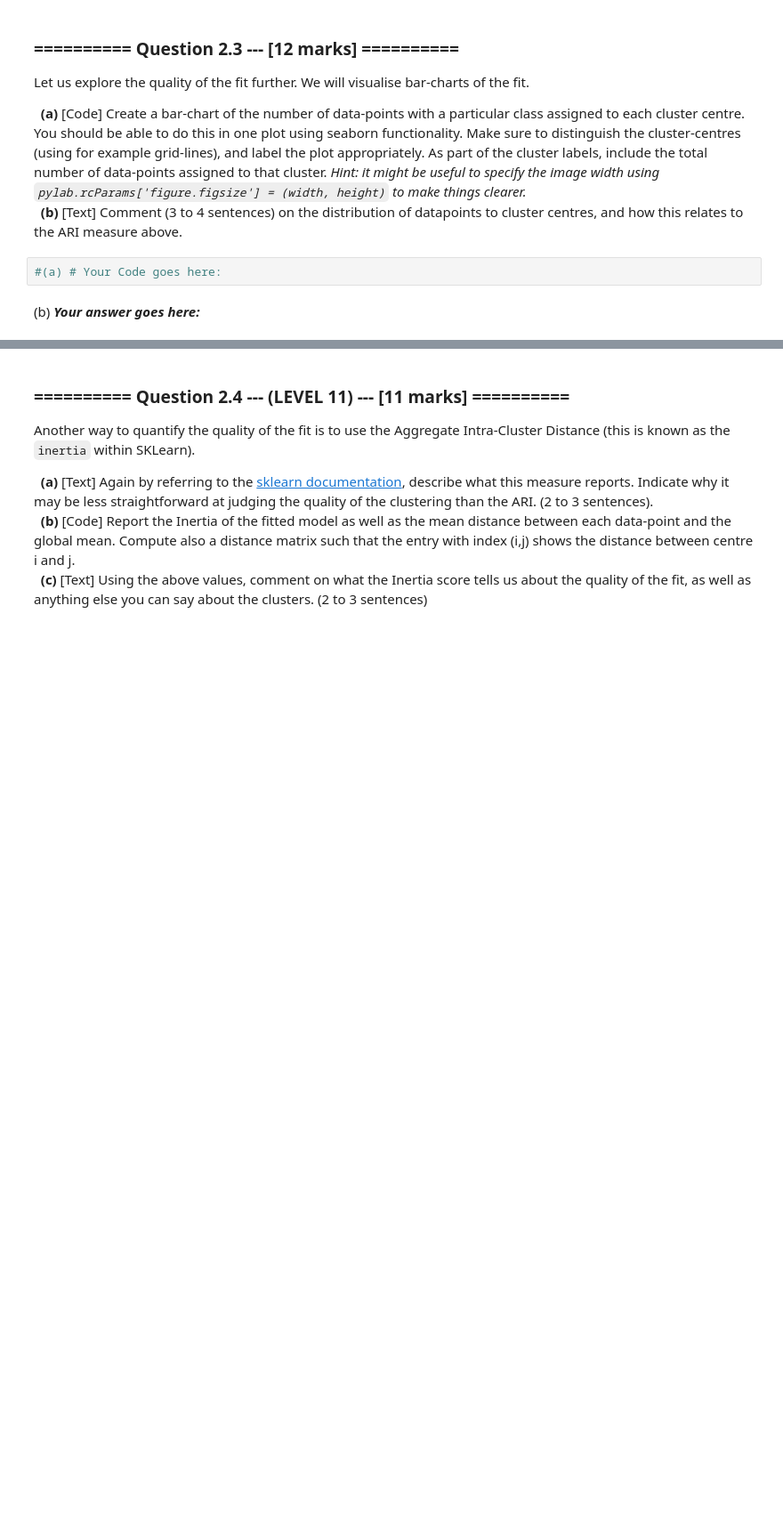
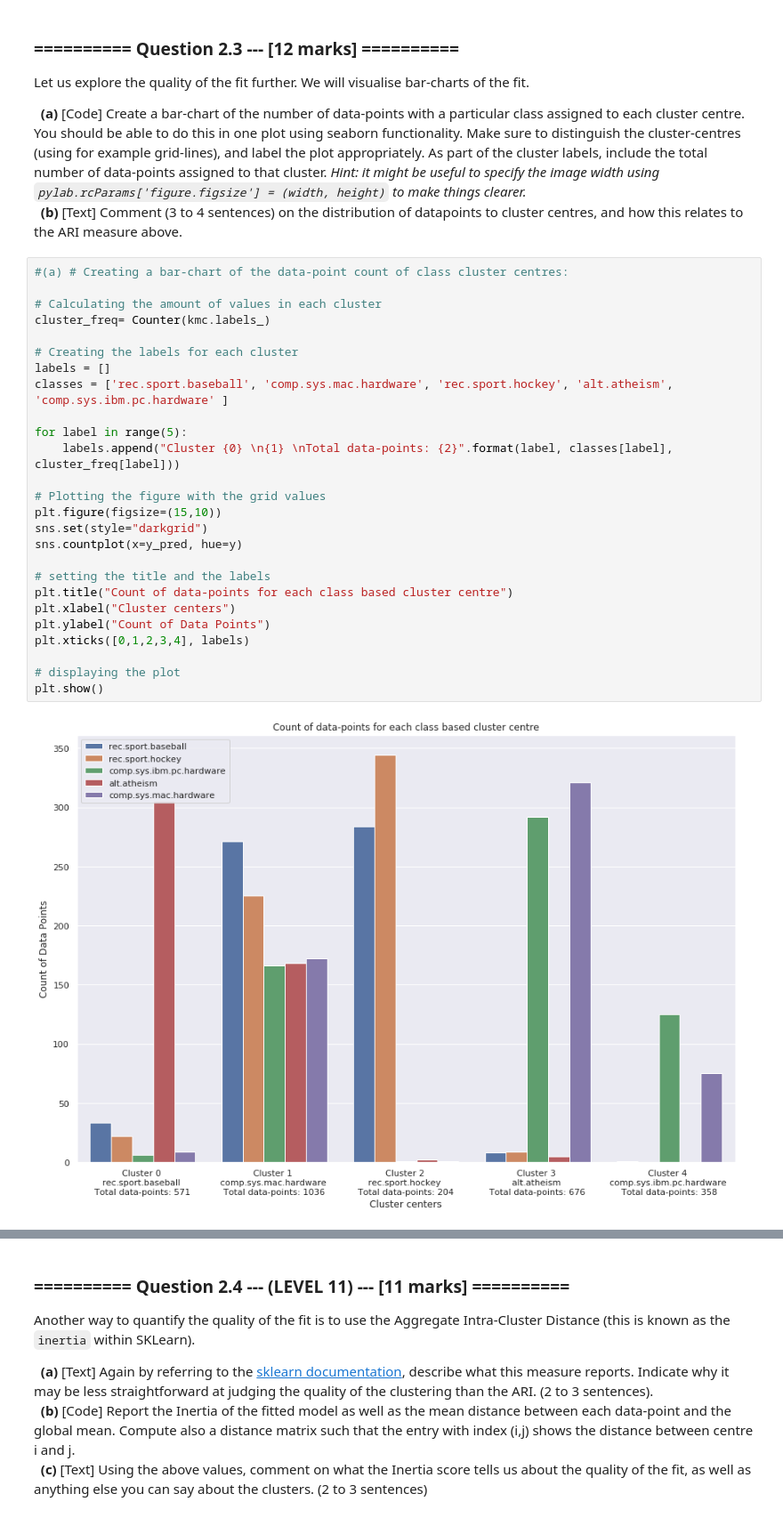
Before and after one commit to ZeroSum24/IAML2018, a Jupyter notebook: Assignments/04_A_KMeans.ipynb, the cells around one changed output, grey strips where cells are left out. Shown at 89% size. Drawn from its saved outputs; the diff is of its cells as text; blank space fills up the shorter version.

```diff
--- a/Assignments/04_A_KMeans.ipynb
+++ b/Assignments/04_A_KMeans.ipynb
@@ -244,7 +305,31 @@ Let us explore the quality of the fit further. We will visualise bar-charts of t
 
 &nbsp;&nbsp;**(a)** [Code] Create a bar-chart of the number of data-points with a particular class assigned to each cluster centre. You should be able to do this in one plot using seaborn functionality. Make sure to distinguish the cluster-centres (using for example grid-lines), and label the plot appropriately. As part of the cluster labels, include the total number of data-points assigned to that cluster. *Hint: it might be useful to specify the image width using `pylab.rcParams['figure.figsize'] = (width, height)` to make things clearer.*<br>
 &nbsp;&nbsp;**(b)** [Text] Comment (3 to 4 sentences) on the distribution of datapoints to cluster centres, and how this relates to the ARI measure above.
-# %%
-#(a) # Your Code goes here:
-# %% [markdown]
-(b) ***Your answer goes here:***
+# %%
+#(a) # Creating a bar-chart of the data-point count of class cluster centres:
+
+# Calculating the amount of values in each cluster
+cluster_freq= Counter(kmc.labels_)
+
+# Creating the labels for each cluster
+labels = []
+classes = ['rec.sport.baseball', 'comp.sys.mac.hardware', 'rec.sport.hockey', 'alt.atheism', 'comp.sys.ibm.pc.hardware' ]
+
+for label in range(5):
+    labels.append("Cluster {0} \n{1} \nTotal data-points: {2}".format(label, classes[label], cluster_freq[label]))
+
+# Plotting the figure with the grid values
+plt.figure(figsize=(15,10))
+sns.set(style="darkgrid")
+sns.countplot(x=y_pred, hue=y)
+
+# setting the title and the labels
+plt.title("Count of data-points for each class based cluster centre")
+plt.xlabel("Cluster centers")
+plt.ylabel("Count of Data Points")
+plt.xticks([0,1,2,3,4], labels)
+
+# displaying the plot
+plt.show()
+# %% [output]
+[figure, added]
```
Also changed, not shown: parts of 34 cells of this notebook.
